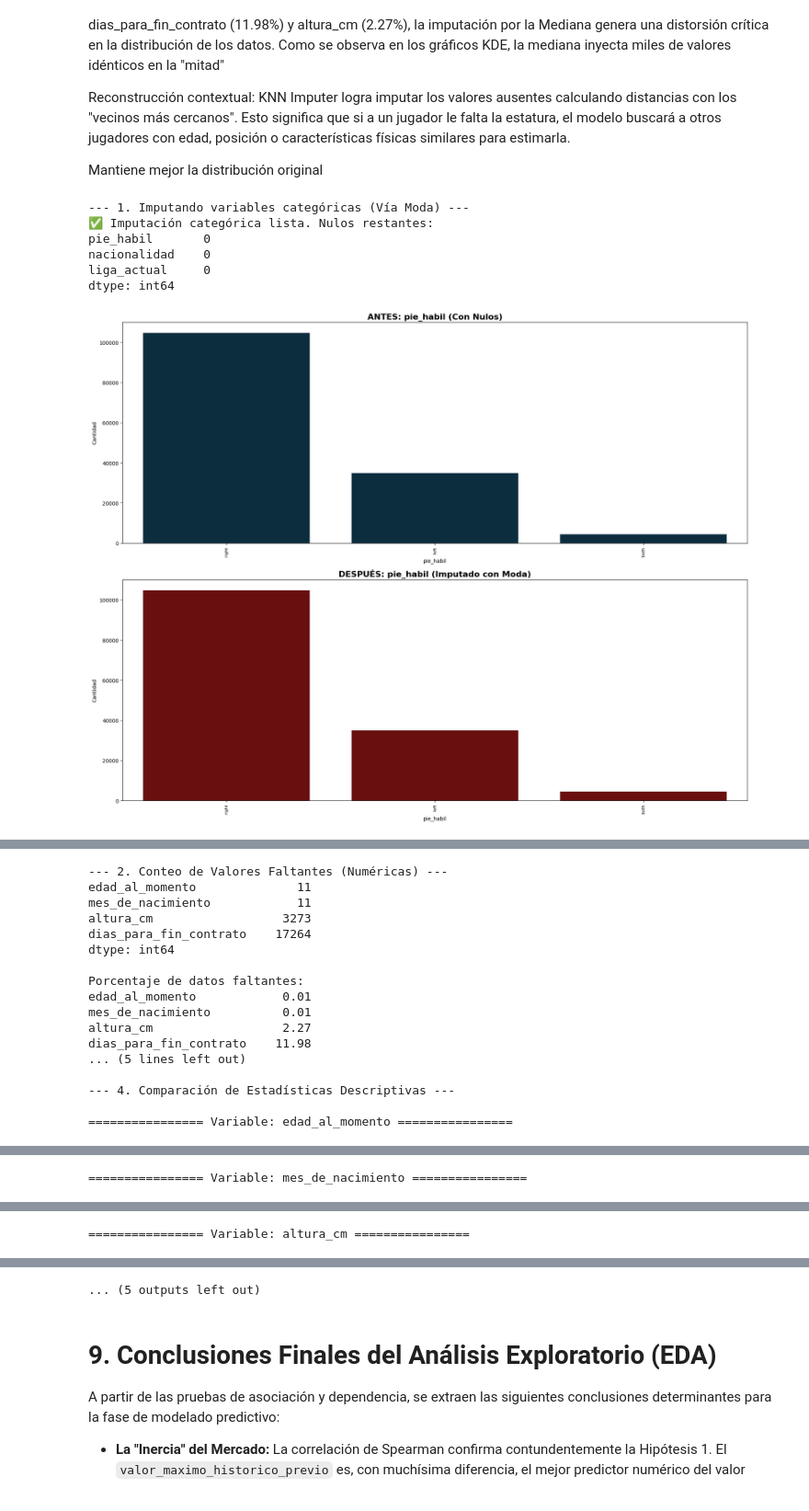
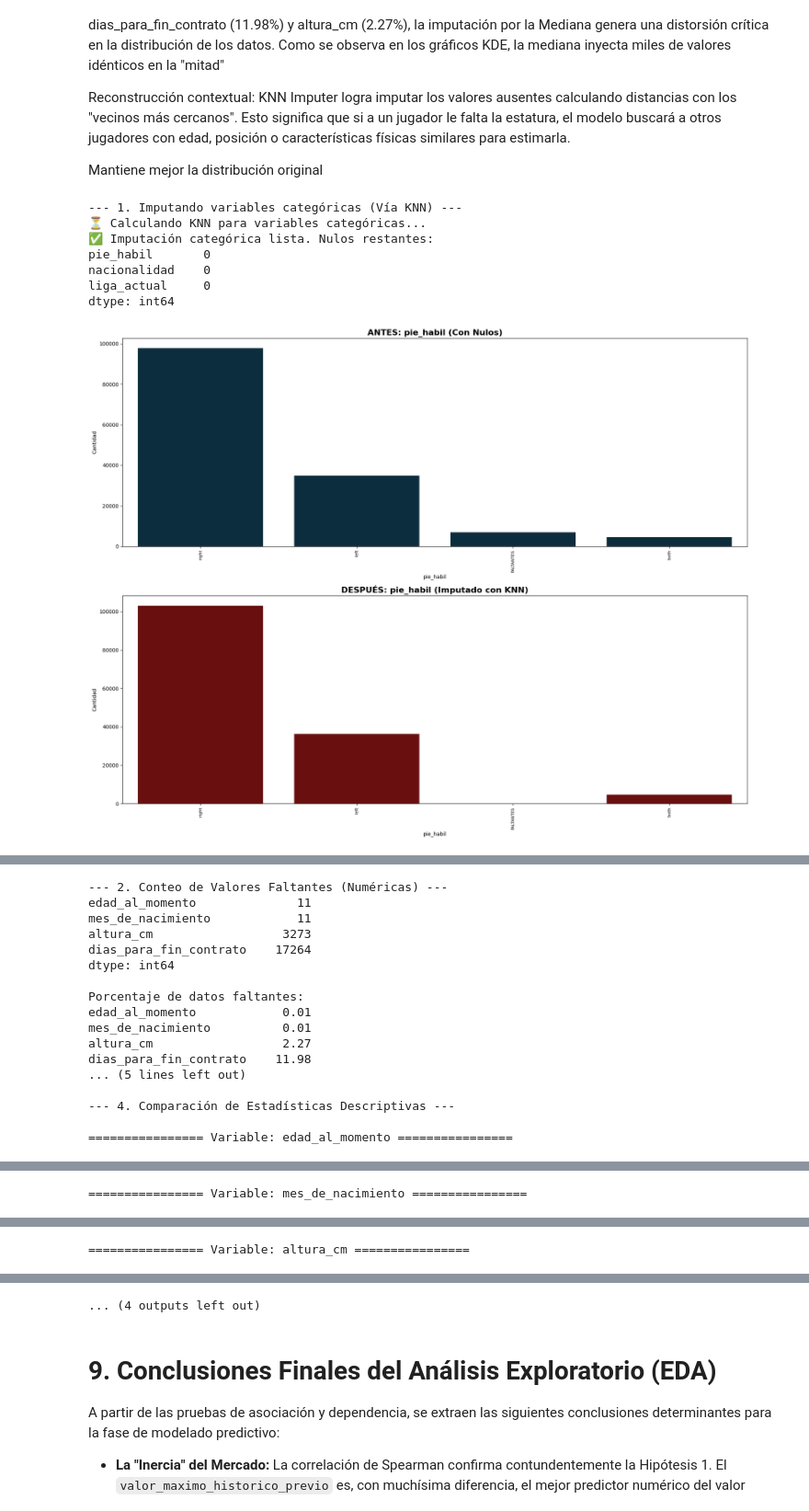
Before and after one commit to juanfruiz1/Analitica-de-datos, a Jupyter notebook: notebooks/eda_regresion.ipynb, the cells around one changed output, grey strips where cells are left out. Shown at 92% size. Saved outputs shown, nothing was run; the diff lists cells and outputs as text; code cells hidden in the pictures.

```diff
--- a/notebooks/eda_regresion.ipynb
+++ b/notebooks/eda_regresion.ipynb
@@ -84,7 +84,7 @@ plt.show()
 # %% [output]
 [figure]
 # %%
-print("🔍 Detección de outliers (IQR):")
+print("Detección de outliers (Valores atípicos):")
 for col in num_cols:
     Q1 = df[col].quantile(0.25)
     Q3 = df[col].quantile(0.75)
@@ -99,7 +99,7 @@ main_cols = ['valor_mercado_eur_TARGET', 'edad_al_momento', 'minutos_jugados_12m
              'goles_12m', 'valor_maximo_historico_previo']
 fig, axes = plt.subplots(1, 5, figsize=(20, 4))
 for i, col in enumerate(main_cols):
-    sns.boxplot(y=df[col], ax=axes[i], color='lightcoral')
+    sns.boxplot(y=df[col], ax=axes[i], palette="pastel")
     axes[i].set_title(col)
 plt.tight_layout()
 plt.show()
@@ -278,40 +321,56 @@ import pandas as pd
 import numpy as np
 import matplotlib.pyplot as plt
 import seaborn as sns
-from sklearn.impute import SimpleImputer
-# Importes para habilitar el KNN Multihilo
+
+# Importes para imputación
+from sklearn.impute import SimpleImputer, KNNImputer
 from sklearn.experimental import enable_iterative_imputer
 from sklearn.impute import IterativeImputer
 from sklearn.neighbors import KNeighborsRegressor
 
 # ==========================================
-# 0. IMPUTACIÓN DE VARIABLES CATEGÓRICAS
+# 0. IMPUTACIÓN DE VARIABLES CATEGÓRICAS (VÍA KNN)
 # ==========================================
-print("--- 1. Imputando variables categóricas (Vía Moda) ---")
+print("--- 1. Imputando variables categóricas (Vía KNN) ---")
 
 # 1. Guardamos copias estrictas para graficar el "Antes"
 cols_cat = ['pie_habil', 'nacionalidad', 'liga_actual']
 df_cat_original = df[cols_cat].copy() if set(cols_cat).issubset(df.columns) else pd.DataFrame()
 
-# 2. Imputación por Moda para TODAS las solicitadas
+# Diccionario para guardar las traducciones de Texto <-> Número
+mapeo_categorias = {}
+df_temp = df[cols_cat].copy()
+
+# 2. Transformar texto a números (protegiendo los nulos)
 for col in cols_cat:
     if col in df.columns:
-        moda_val = df[col].mode()[0]
-        df[col] = df[col].fillna(moda_val)
+        df_temp[col] = df_temp[col].astype('category')
+        mapeo_categorias[col] = dict(enumerate(df_temp[col].cat.categories))
+        # pandas asigna -1 a los nulos, los forzamos a np.nan
+        df_temp[col] = df_temp[col].cat.codes.replace(-1, np.nan)
 
-print("✅ Imputación categórica lista. Nulos restantes:")
+# 3. Aplicar KNN para categóricas
+if not df_temp.empty:
+    print("Calculando KNN para variables categóricas...")
+    imputer_knn_cat = KNNImputer(n_neighbors=5)
+    df_cat_imputado = pd.DataFrame(imputer_knn_cat.fit_transform(df_temp), columns=cols_cat)
+
+    # Redondear y revertir a texto original
+    for col in cols_cat:
+        if col in df.columns:
+            df[col] = df_cat_imputado[col].round().map(mapeo_categorias[col])
+
+print("Imputación categórica lista. Nulos restantes:")
 print(df[cols_cat].isnull().sum() if not df_cat_original.empty else "Columnas no encontradas.")
 print("\n")
 
-# 3. Función de Gráficos Panorámicos Oscuros
+# 4. Función de Gráficos Panorámicos Oscuros
 def graficar_categorica_completa(columna):
-    # Figura vertical gigante para acomodar decenas/cientos de categorías
     fig, axes = plt.subplots(2, 1, figsize=(18, 14))
 
-    # Ordenamos por las categorías más frecuentes en el original para mantener consistencia
     orden = df_cat_original[columna].fillna('FALTANTES').value_counts().index
 
-    # Gráfico 1: Antes (Azul oscuro profundo)
+    # Gráfico 1: Antes
     sns.countplot(
         data=df_cat_original.fillna({columna: 'FALTANTES'}),
         x=columna,
@@ -323,7 +382,7 @@ def graficar_categorica_completa(columna):
     axes[0].tick_params(axis='x', rotation=90, labelsize=8)
     axes[0].set_ylabel('Cantidad')
 
-    # Gráfico 2: Después (Rojo oscuro profundo)
+    # Gráfico 2: Después
     sns.countplot(
         data=df,
         x=columna,
@@ -331,17 +390,18 @@ def graficar_categorica_completa(columna):
         order=orden,
         color='#780000'
     )
-    axes[1].set_title(f'DESPUÉS: {columna} (Imputado con Moda)', fontsize=16, fontweight='bold')
+    axes[1].set_title(f'DESPUÉS: {columna} (Imputado con KNN)', fontsize=16, fontweight='bold')
     axes[1].tick_params(axis='x', rotation=90, labelsize=8)
     axes[1].set_ylabel('Cantidad')
 
     plt.tight_layout()
     plt.show()
 
-# Lanzar los gráficos si las columnas existen
+# Lanzar los gráficos de categóricas
 if not df_cat_original.empty:
     for col in cols_cat:
         graficar_categorica_completa(col)
+
 
 # ==========================================
 # 1. IDENTIFICAR VALORES FALTANTES (NUMÉRICAS)
@@ -375,8 +435,8 @@ if cols_imputar:
     imputer_mediana = SimpleImputer(strategy='median')
     df_imputado_mediana[cols_imputar] = imputer_mediana.fit_transform(df[cols_imputar])
 
-    # Método B: KNN Multihilo (Uso de todos los núcleos del CPU)
-    print("⏳ Calculando KNN usando todos los núcleos del procesador (n_jobs=-1)...")
+    # Método B: KNN Multihilo
+    print("⏳ Calculando KNN numérico usando todos los núcleos del procesador (n_jobs=-1)...")
     imputer_avanzado = IterativeImputer(
         estimator=KNeighborsRegressor(n_neighbors=5, n_jobs=-1),
         max_iter=10,
@@ -385,33 +445,34 @@ if cols_imputar:
     df_imputado_knn[cols_imputar] = imputer_avanzado.fit_transform(df[cols_imputar])
     print("✅ Imputación numérica multihilo finalizada.")
 
     # ==========================================
     # 3. COMPARAR RESULTADOS (Antes y Después)
     # ==========================================
     print("\n--- 4. Comparación de Estadísticas Descriptivas ---")
     for col in cols_imputar:
         print(f"\n================ Variable: {col} ================")
         comp_df = pd.DataFrame({
             'Original (con NAs)': df[col].describe(),
             'Imputado Mediana': df_imputado_mediana[col].describe(),
             'Imputado KNN Multi': df_imputado_knn[col].describe()
         })
         display(comp_df.round(2))
 
-        # Comparación visual (KDE con colores oscuros y marcados)
+        # Comparación visual
         plt.figure(figsize=(12, 6))
         sns.kdeplot(data=df, x=col, label='Original', fill=True, alpha=0.3, color='#1b4965')
         sns.kdeplot(data=df_imputado_mediana, x=col, label='Mediana', fill=False, color='#d62828', linewidth=2.5, linestyle='--')
         sns.kdeplot(data=df_imputado_knn, x=col, label='KNN (Multi-Core)', fill=False, color='#2a9d8f', linewidth=2.5, linestyle=':')
 
         plt.title(f"Impacto de la imputación en la distribución de '{col}'", fontsize=14, fontweight='bold')
         plt.legend(fontsize=12)
         plt.show()
 # %% [output]
---- 1. Imputando variables categóricas (Vía Moda) ---
+--- 1. Imputando variables categóricas (Vía KNN) ---
+⏳ Calculando KNN para variables categóricas...
 ✅ Imputación categórica lista. Nulos restantes:
 pie_habil       0
 nacionalidad    0
 liga_actual     0
 dtype: int64
-[figure, old version]
+[figure, new version]
@@ -465,7 +526,7 @@ dias_para_fin_contrato    11.98
 | 50% | 183.00 | 183.00 | 183.00 |
 | 75% | 187.00 | 187.00 | 187.00 |
 | max | 210.00 | 210.00 | 210.00 |
-... (5 outputs left out)
+... (4 outputs left out)
 # %% [markdown]
 # 9. Conclusiones Finales del Análisis Exploratorio (EDA)
 
```
Also changed, not shown: parts of 6 cells of this notebook, 48 other files.
